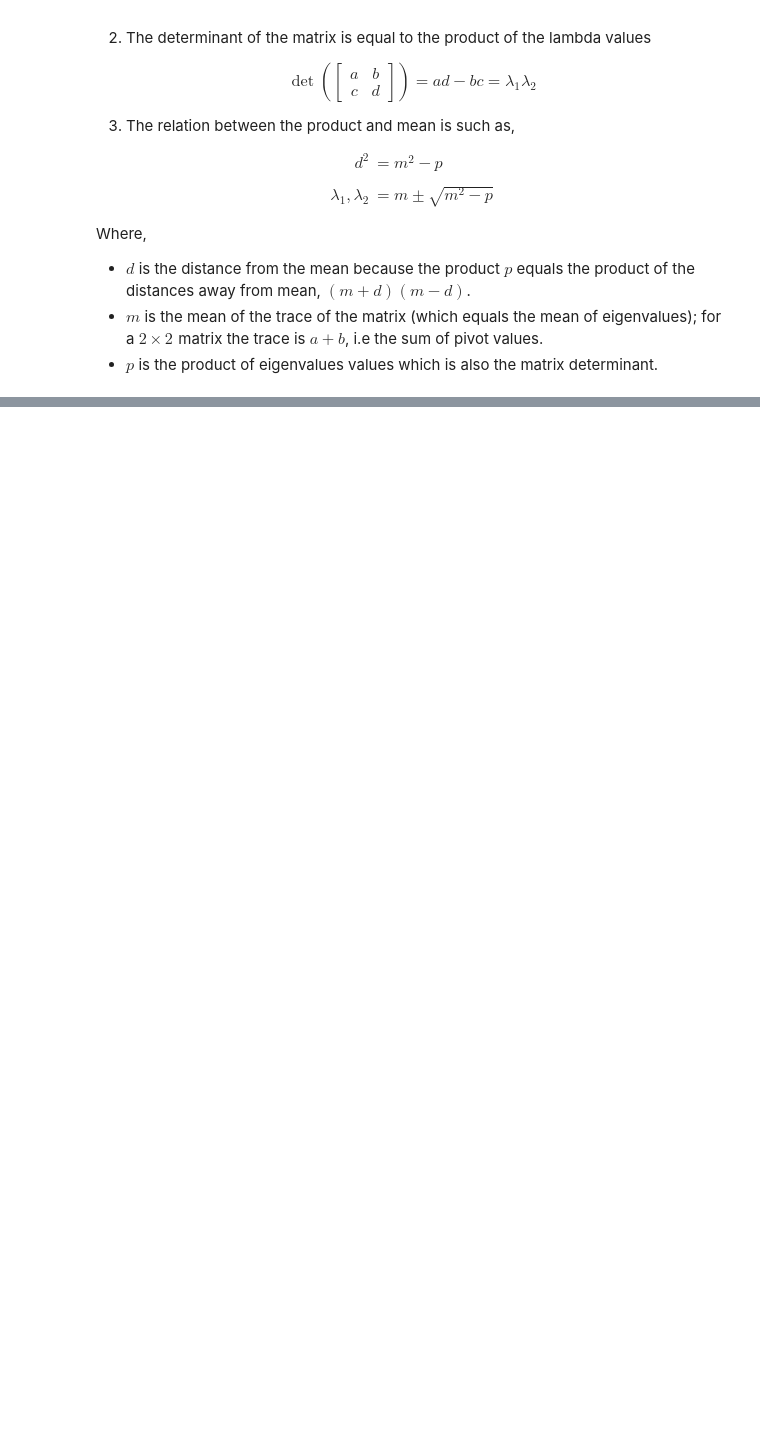
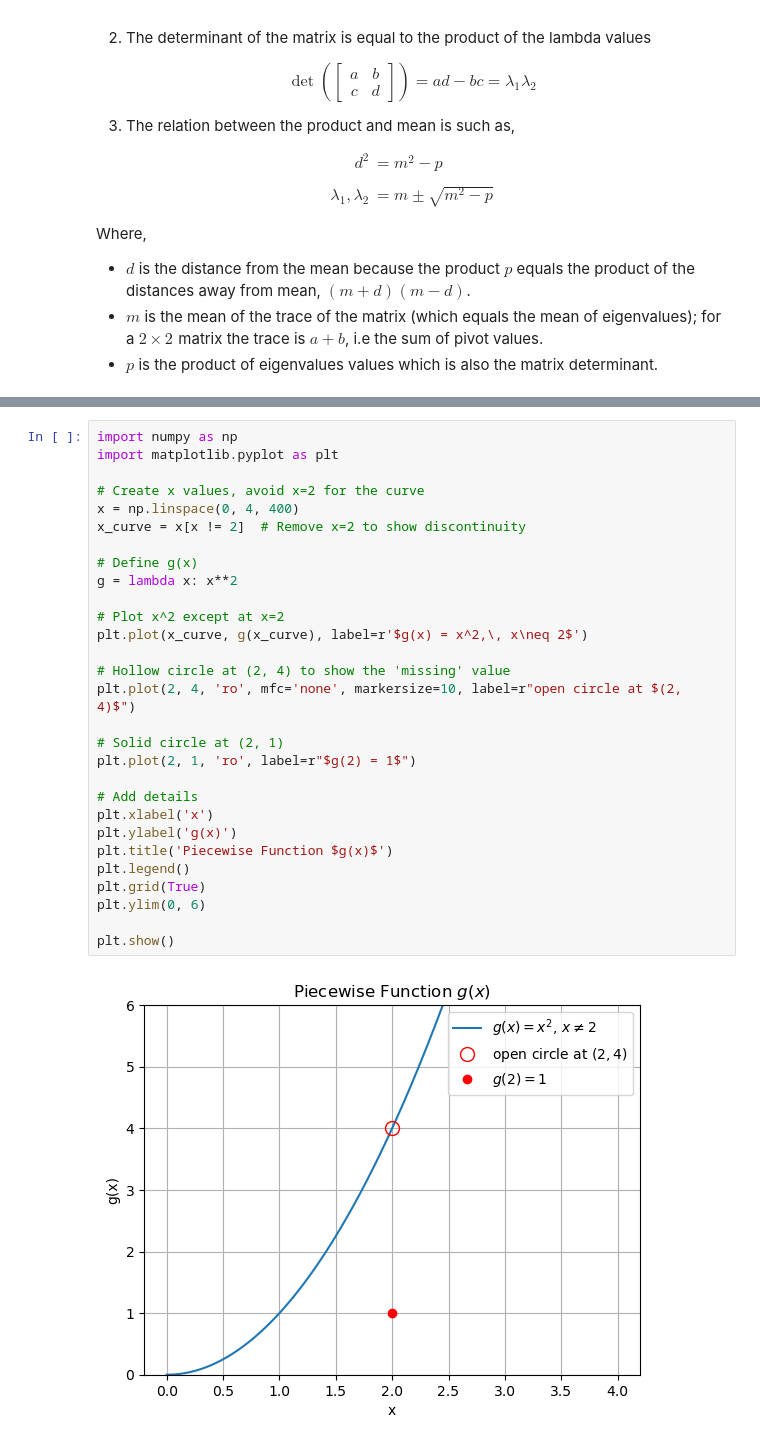
Before and after one commit to sebekj/MIT-Linear-Algebra, a Jupyter notebook: MIT Linear Algebra 18.01.ipynb, the cells around one changed output, grey strips where cells are left out. Drawn from its saved outputs; the diff is of its cells as text; blank space fills up the shorter version.

```diff
--- a/MIT Linear Algebra 18.01.ipynb
+++ b/MIT Linear Algebra 18.01.ipynb
@@ -3221,0 +3241,31 @@ Where,
+# %%
+import numpy as np
+import matplotlib.pyplot as plt
+
+# Create x values, avoid x=2 for the curve
+x = np.linspace(0, 4, 400)
+x_curve = x[x != 2]  # Remove x=2 to show discontinuity
+
+# Define g(x)
+g = lambda x: x**2
+
+# Plot x^2 except at x=2
+plt.plot(x_curve, g(x_curve), label=r'$g(x) = x^2,\, x\neq 2$')
+
+# Hollow circle at (2, 4) to show the 'missing' value
+plt.plot(2, 4, 'ro', mfc='none', markersize=10, label=r"open circle at $(2, 4)$")
+
+# Solid circle at (2, 1)
+plt.plot(2, 1, 'ro', label=r"$g(2) = 1$")
+
+# Add details
+plt.xlabel('x')
+plt.ylabel('g(x)')
+plt.title('Piecewise Function $g(x)$')
+plt.legend()
+plt.grid(True)
+plt.ylim(0, 6)
+
+plt.show()
+# %% [output]
+[figure, added]
```
Also changed, not shown: parts of 6 cells of this notebook.
